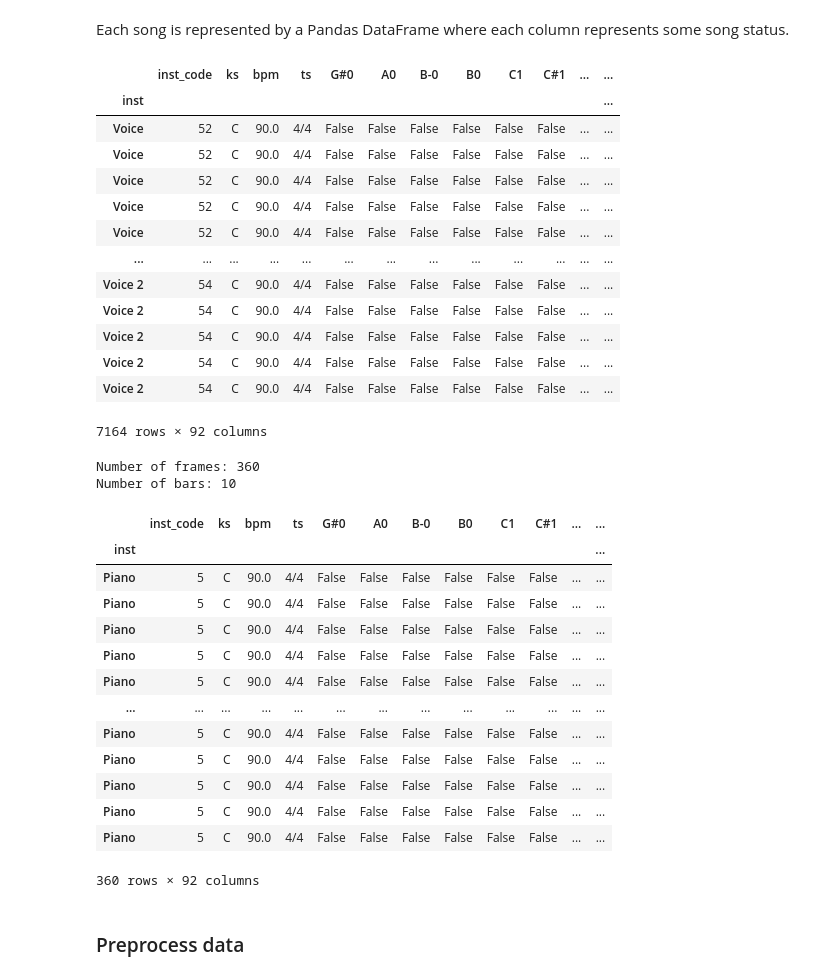
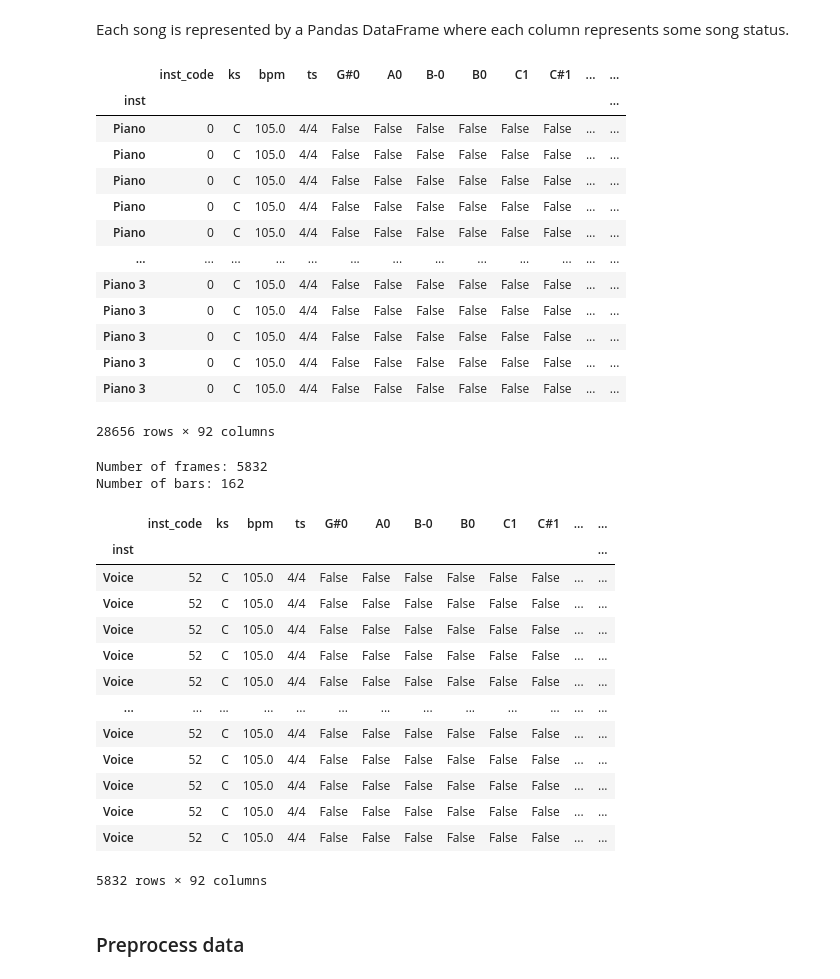
Before and after one commit to petcomputacaoufrgs/papagaio, a Jupyter notebook: src/MusicGeneratorLSTM.ipynb, the cells around one changed output. Saved outputs shown, nothing was run; the diff lists cells and outputs as text; code cells hidden in the pictures.

```diff
--- a/src/MusicGeneratorLSTM.ipynb
+++ b/src/MusicGeneratorLSTM.ipynb
@@ -54,7 +54,7 @@ from decoder import *
 data_path = '../data/'
 out_encoded_path = '../encoded/'
 out_decoded_path = '../decoded/'
-file = 'All_I_Have_to_Do_Is_Dream'
+file = 'Led Zeppelin - Stairway To Heaven'
 in_file = data_path + file
 out_encoded = out_encoded_path + file
 out_decoded = out_decoded_path + file
@@ -96,40 +93,40 @@ encoded_song
 # %% [output]
 |  | inst_code | ks | bpm | ts | G#0 | A0 | B-0 | B0 | C1 | C#1 | ... | ... |
 | inst |  |  |  |  |  |  |  |  |  |  |  | ... |
-| Voice | 52 | C | 90.0 | 4/4 | False | False | False | False | False | False | ... | ... |
-| Voice | 52 | C | 90.0 | 4/4 | False | False | False | False | False | False | ... | ... |
-| Voice | 52 | C | 90.0 | 4/4 | False | False | False | False | False | False | ... | ... |
-| Voice | 52 | C | 90.0 | 4/4 | False | False | False | False | False | False | ... | ... |
-| Voice | 52 | C | 90.0 | 4/4 | False | False | False | False | False | False | ... | ... |
+| Piano | 0 | C | 105.0 | 4/4 | False | False | False | False | False | False | ... | ... |
+| Piano | 0 | C | 105.0 | 4/4 | False | False | False | False | False | False | ... | ... |
+| Piano | 0 | C | 105.0 | 4/4 | False | False | False | False | False | False | ... | ... |
+| Piano | 0 | C | 105.0 | 4/4 | False | False | False | False | False | False | ... | ... |
+| Piano | 0 | C | 105.0 | 4/4 | False | False | False | False | False | False | ... | ... |
 | ... | ... | ... | ... | ... | ... | ... | ... | ... | ... | ... | ... | ... |
-| Voice 2 | 54 | C | 90.0 | 4/4 | False | False | False | False | False | False | ... | ... |
-| Voice 2 | 54 | C | 90.0 | 4/4 | False | False | False | False | False | False | ... | ... |
-| Voice 2 | 54 | C | 90.0 | 4/4 | False | False | False | False | False | False | ... | ... |
-| Voice 2 | 54 | C | 90.0 | 4/4 | False | False | False | False | False | False | ... | ... |
-| Voice 2 | 54 | C | 90.0 | 4/4 | False | False | False | False | False | False | ... | ... |
+| Piano 3 | 0 | C | 105.0 | 4/4 | False | False | False | False | False | False | ... | ... |
+| Piano 3 | 0 | C | 105.0 | 4/4 | False | False | False | False | False | False | ... | ... |
+| Piano 3 | 0 | C | 105.0 | 4/4 | False | False | False | False | False | False | ... | ... |
+| Piano 3 | 0 | C | 105.0 | 4/4 | False | False | False | False | False | False | ... | ... |
+| Piano 3 | 0 | C | 105.0 | 4/4 | False | False | False | False | False | False | ... | ... |
-7164 rows × 92 columns
+28656 rows × 92 columns
 # %%
-test_piano_df = encoded_song[encoded_song.index=='Piano']
+test_piano_df = encoded_song[encoded_song.index=='Voice']
 print(f'Number of frames: {len(test_piano_df.index)}')
 print(f'Number of bars: {len(test_piano_df.index)//N_FRAMES}')
 test_piano_df
 # %% [output]
-Number of frames: 360
-Number of bars: 10
+Number of frames: 5832
+Number of bars: 162
 |  | inst_code | ks | bpm | ts | G#0 | A0 | B-0 | B0 | C1 | C#1 | ... | ... |
 | inst |  |  |  |  |  |  |  |  |  |  |  | ... |
-| Piano | 5 | C | 90.0 | 4/4 | False | False | False | False | False | False | ... | ... |
-| Piano | 5 | C | 90.0 | 4/4 | False | False | False | False | False | False | ... | ... |
-| Piano | 5 | C | 90.0 | 4/4 | False | False | False | False | False | False | ... | ... |
-| Piano | 5 | C | 90.0 | 4/4 | False | False | False | False | False | False | ... | ... |
-| Piano | 5 | C | 90.0 | 4/4 | False | False | False | False | False | False | ... | ... |
+| Voice | 52 | C | 105.0 | 4/4 | False | False | False | False | False | False | ... | ... |
+| Voice | 52 | C | 105.0 | 4/4 | False | False | False | False | False | False | ... | ... |
+| Voice | 52 | C | 105.0 | 4/4 | False | False | False | False | False | False | ... | ... |
+| Voice | 52 | C | 105.0 | 4/4 | False | False | False | False | False | False | ... | ... |
+| Voice | 52 | C | 105.0 | 4/4 | False | False | False | False | False | False | ... | ... |
 | ... | ... | ... | ... | ... | ... | ... | ... | ... | ... | ... | ... | ... |
-| Piano | 5 | C | 90.0 | 4/4 | False | False | False | False | False | False | ... | ... |
-| Piano | 5 | C | 90.0 | 4/4 | False | False | False | False | False | False | ... | ... |
-| Piano | 5 | C | 90.0 | 4/4 | False | False | False | False | False | False | ... | ... |
-| Piano | 5 | C | 90.0 | 4/4 | False | False | False | False | False | False | ... | ... |
-| Piano | 5 | C | 90.0 | 4/4 | False | False | False | False | False | False | ... | ... |
+| Voice | 52 | C | 105.0 | 4/4 | False | False | False | False | False | False | ... | ... |
+| Voice | 52 | C | 105.0 | 4/4 | False | False | False | False | False | False | ... | ... |
+| Voice | 52 | C | 105.0 | 4/4 | False | False | False | False | False | False | ... | ... |
+| Voice | 52 | C | 105.0 | 4/4 | False | False | False | False | False | False | ... | ... |
+| Voice | 52 | C | 105.0 | 4/4 | False | False | False | False | False | False | ... | ... |
-360 rows × 92 columns
+5832 rows × 92 columns
 # %% [markdown]
 ### Preprocess data
 # %%
```
Also changed, not shown: parts of 19 cells of this notebook, 2 other files.
